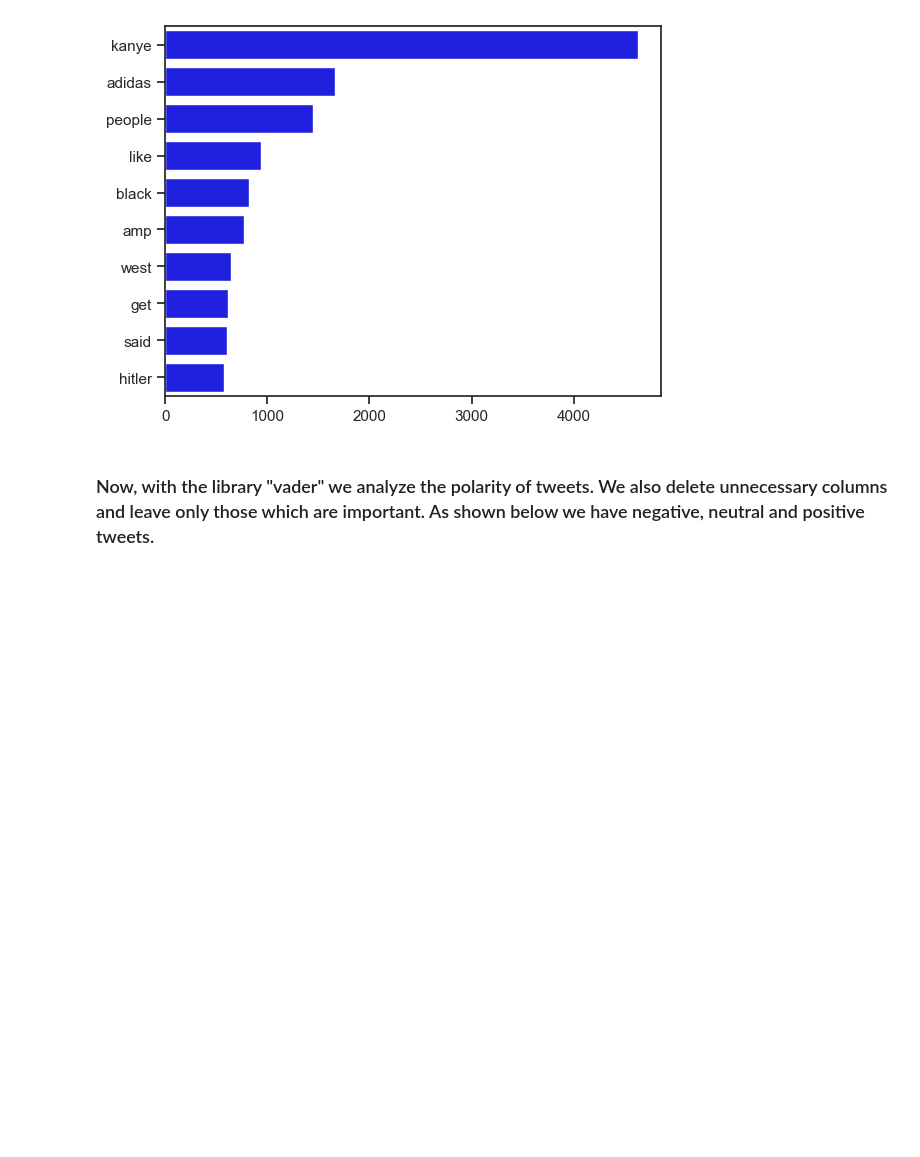
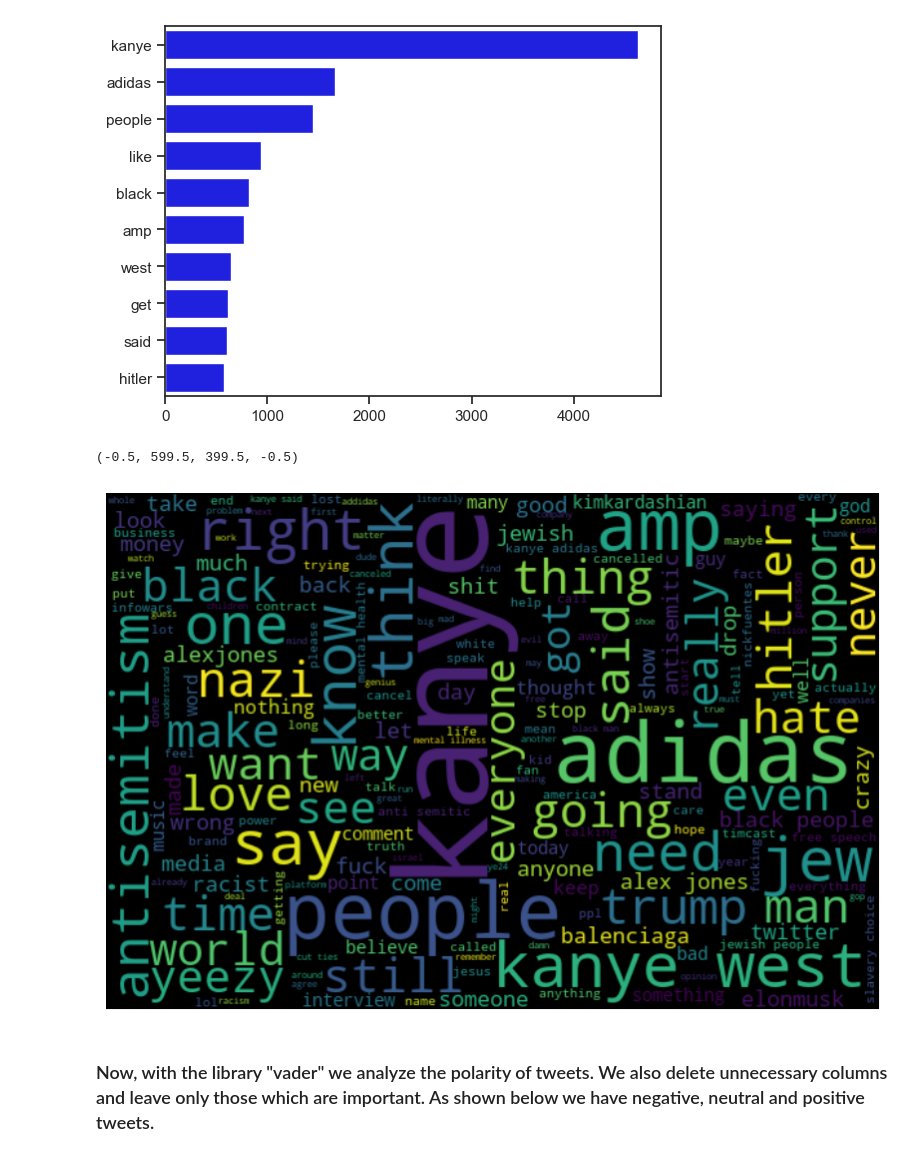
Before and after one commit to olewna/inteligencja-obliczeniowa, a Jupyter notebook: projekt03/project03.ipynb, the cells around one changed output. Cells and saved outputs as stored; diff of their text form; code cells hidden in the pictures; blank space fills up the shorter version.

```diff
--- a/projekt03/project03.ipynb
+++ b/projekt03/project03.ipynb
@@ -171,6 +174,18 @@ sns.barplot(y=fdist.index, x=fdist.values, color='blue')
 None
 <AxesSubplot:>
 [figure]
+# %%
+wordcloud = WordCloud(width=600,
+                     height=400,
+                     random_state=2,
+                     max_font_size=100).generate(all_words_lem)
+
+plt.figure(figsize=(10, 7))
+plt.imshow(wordcloud, interpolation='bilinear')
+plt.axis('off')
+# %% [output]
+(-0.5, 599.5, 399.5, -0.5)
+[figure, added]
 # %% [markdown]
 ### Now, with the library "vader" we analyze the polarity of tweets. We also delete unnecessary columns and leave only those which are important. As shown below we have negative, neutral and positive tweets.
 # %%
```
Also changed, not shown: parts of 1 cell of this notebook, 10 other files.
